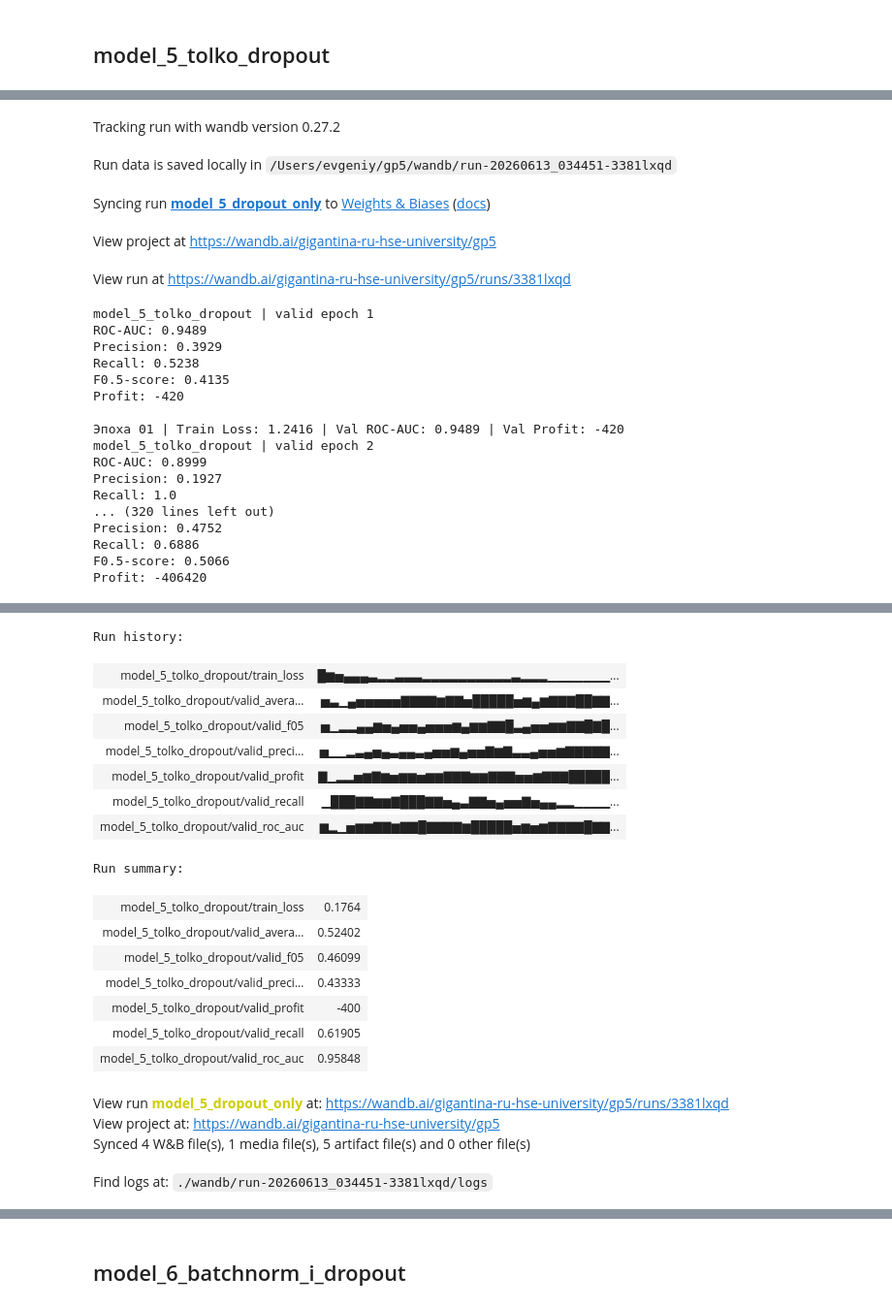
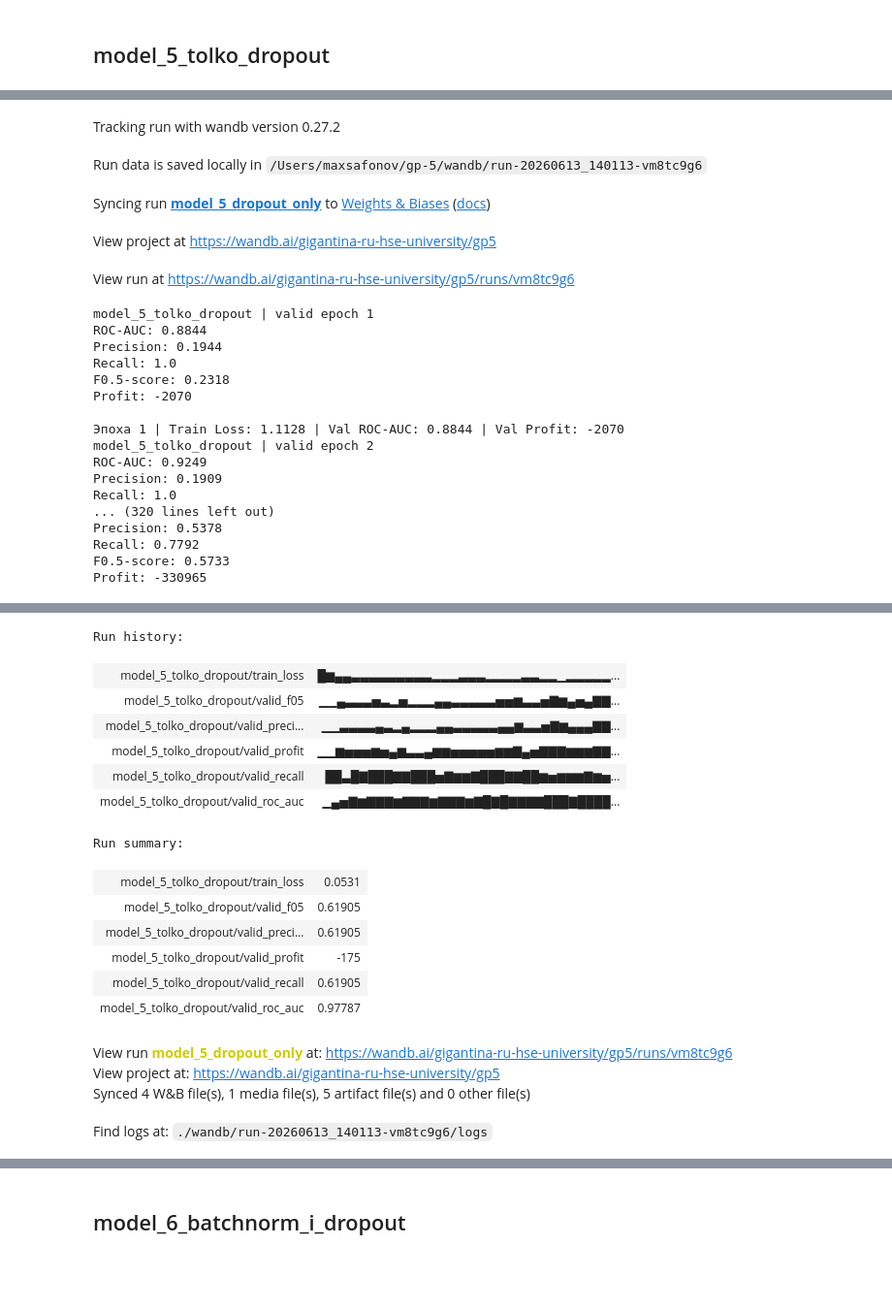
Before and after one commit to gigantina/gp-5, a Jupyter notebook: Part_2.ipynb, the cells around one changed output, grey strips where cells are left out. Shown at 97% size. Saved outputs shown, nothing was run; the diff lists cells and outputs as text; code cells hidden in the pictures; blank space fills up the shorter version.

```diff
--- a/Part_2.ipynb
+++ b/Part_2.ipynb
@@ -204,7 +201,6 @@ def evaluate_model(model, X, y, threshold=0.5, name="dataset"):
     y_pred = (y_prob > threshold).astype(int)
 
     roc_auc = roc_auc_score(y_true, y_prob)
-    avg_precision = average_precision_score(y_true, y_prob)
     precision = precision_score(y_true, y_pred)
     recall = recall_score(y_true, y_pred)
     f05 = fbeta_score(y_true, y_pred, beta=0.5)
@@ -224,14 +220,9 @@ def evaluate_model(model, X, y, threshold=0.5, name="dataset"):
         "dataset": name,
         "threshold": threshold,
         "roc_auc": roc_auc,
-        "average_precision": avg_precision,
         "precision": precision,
         "recall": recall,
         "f05": f05,
-        "profit": profit,
-        "tn": tn,
-        "fp": fp,
-        "fn": fn,
-        "tp": tp
+        "profit": profit
     }
 # %%
@@ -827,7 +825,7 @@ test_metrics = evaluate_model(model_4, X_test, y_test, threshold=0.5, name="Test
 # %%
 EPOCHS = 40
 LR = 0.01
-DROPOUT_COEF = 0.3
+DROPOUT_COEF = 0.1
 
 SEED = 42
 random.seed(SEED)
@@ -877,67 +875,65 @@ config = {
 
 run = wandb.init(project=WANDB_PROJECT, entity=WANDB_ENTITY, name="model_5_dropout_only", config=config)
 log_file = new_log_file()
 
-model_5, history_5 = train_model(
+model_5 = train_model(
     model=model_5,
     train_loader=train_loader,
     X_valid=X_val,
     y_valid=y_val,
     loss_fn=loss_fn,
     optimizer=optimizer,
     epochs=EPOCHS,
     threshold=0.5,
     model_name="model_5_tolko_dropout"
 )
 
 save_results(model_5, "model_5", log_file, run)
 
 run.finish()
 # %% [output]
 [interactive output not drawn]
 Tracking run with wandb version 0.27.2
-Run data is saved locally in /Users/evgeniy/gp5/wandb/run-20260613_034451-3381lxqd
+Run data is saved locally in /Users/maxsafonov/gp-5/wandb/run-20260613_140113-vm8tc9g6
 Syncing run model_5_dropout_only to Weights & Biases (docs)
 View project at https://wandb.ai/gigantina-ru-hse-university/gp5
-View run at https://wandb.ai/gigantina-ru-hse-university/gp5/runs/3381lxqd
+View run at https://wandb.ai/gigantina-ru-hse-university/gp5/runs/vm8tc9g6
 model_5_tolko_dropout | valid epoch 1
-ROC-AUC: 0.9489
-Precision: 0.3929
-Recall: 0.5238
-F0.5-score: 0.4135
-Profit: -420
+ROC-AUC: 0.8844
+Precision: 0.1944
+Recall: 1.0
+F0.5-score: 0.2318
+Profit: -2070
 
-Эпоха 01 | Train Loss: 1.2416 | Val ROC-AUC: 0.9489 | Val Profit: -420
+Эпоха 1 | Train Loss: 1.1128 | Val ROC-AUC: 0.8844 | Val Profit: -2070
 model_5_tolko_dropout | valid epoch 2
-ROC-AUC: 0.8999
-Precision: 0.1927
+ROC-AUC: 0.9249
+Precision: 0.1909
 Recall: 1.0
 ... (320 lines left out)
-Precision: 0.4752
-Recall: 0.6886
-F0.5-score: 0.5066
-Profit: -406420
+Precision: 0.5378
+Recall: 0.7792
+F0.5-score: 0.5733
+Profit: -330965
 [interactive output not drawn]
 Run history:
-| model_5_tolko_dropout/train_loss | █▆▅▄▄▄▃▂▂▃▃▃▂▂▂▂▂▂▂▂▂▂▃▂▂▂▁▁▁▁▁▁▁... |
-| model_5_tolko_dropout/valid_avera... | ▅▃▁▄▅▅▅▅▅▇▇▇▇▆▇▇▅█████▅▆▄▆▇▇▇██▇▇... |
-| model_5_tolko_dropout/valid_f05 | ▅▁▂▂▄▄▆▅▄▅▅▄▅▅▅▆▄▆▆▇▇█▃▄▅▅▆▆▇▇█▇█... |
-| model_5_tolko_dropout/valid_preci... | ▅▁▁▂▃▄▅▄▃▄▄▃▄▅▅▆▄▅▅▇▆▇▃▃▄▅▅▆▇▇▇▇▇... |
-| model_5_tolko_dropout/valid_profit | ▇▁▂▂▅▆▇▆▅▆▆▅▆▆▇▇▇▆▆▇▇▇▅▅▆▇▇▇█████... |
-| model_5_tolko_dropout/valid_recall | ▁███▇▇▆▆▇███▇▇▅▄▃▇▇▅▄▅▅▇▅▄▄▂▂▁▁▁▁... |
-| model_5_tolko_dropout/valid_roc_auc | ▆▂▁▅▆▆▇▇▆▇▇█▇▇▇▇▆█████▅▆▅▆▇▇▇▇█▇▇... |
+| model_5_tolko_dropout/train_loss | █▆▄▄▃▃▃▃▃▃▃▃▃▂▂▂▃▃▃▂▂▂▂▃▃▂▂▁▂▂▂▂▂... |
+| model_5_tolko_dropout/valid_f05 | ▁▁▄▃▃▃▅▃▂▅▂▂▂▄▄▃▃▃▃▃▅▅▆▃▃▅▇▆▄▅▄▇▇... |
+| model_5_tolko_dropout/valid_preci... | ▁▁▃▃▃▃▄▃▂▄▂▂▂▄▄▃▃▃▃▃▄▄▆▃▃▅▇▆▄▄▄▇▇... |
+| model_5_tolko_dropout/valid_profit | ▁▁▆▅▅▅▆▅▄▆▃▃▄▆▆▅▅▅▅▅▆▆▇▄▅▇▇▇▆▆▆▇▇... |
+| model_5_tolko_dropout/valid_recall | ██▃█▇███▇▇███▅▇▆▆▇███▇▇██▆▅▆▆▆▇▆▅... |
+| model_5_tolko_dropout/valid_roc_auc | ▁▄▅▇▆▇▇▇▆▇▇▇▆▇▇▇▆▇█▇█▇▇▇▇███▇████... |
 Run summary:
-| model_5_tolko_dropout/train_loss | 0.1764 |
-| model_5_tolko_dropout/valid_avera... | 0.52402 |
-| model_5_tolko_dropout/valid_f05 | 0.46099 |
-| model_5_tolko_dropout/valid_preci... | 0.43333 |
-| model_5_tolko_dropout/valid_profit | -400 |
+| model_5_tolko_dropout/train_loss | 0.0531 |
+| model_5_tolko_dropout/valid_f05 | 0.61905 |
+| model_5_tolko_dropout/valid_preci... | 0.61905 |
+| model_5_tolko_dropout/valid_profit | -175 |
 | model_5_tolko_dropout/valid_recall | 0.61905 |
-| model_5_tolko_dropout/valid_roc_auc | 0.95848 |
+| model_5_tolko_dropout/valid_roc_auc | 0.97787 |
-View run model_5_dropout_only at: https://wandb.ai/gigantina-ru-hse-university/gp5/runs/3381lxqd
+View run model_5_dropout_only at: https://wandb.ai/gigantina-ru-hse-university/gp5/runs/vm8tc9g6
 View project at: https://wandb.ai/gigantina-ru-hse-university/gp5
 Synced 4 W&B file(s), 1 media file(s), 5 artifact file(s) and 0 other file(s)
-Find logs at: ./wandb/run-20260613_034451-3381lxqd/logs
+Find logs at: ./wandb/run-20260613_140113-vm8tc9g6/logs
 # %%
 train_metrics = evaluate_model(model_5, X_train, y_train, threshold=0.5, name="Train")
 test_metrics = evaluate_model(model_5, X_test, y_test, threshold=0.5, name="Test")
```
Also changed, not shown: parts of 34 cells of this notebook.
